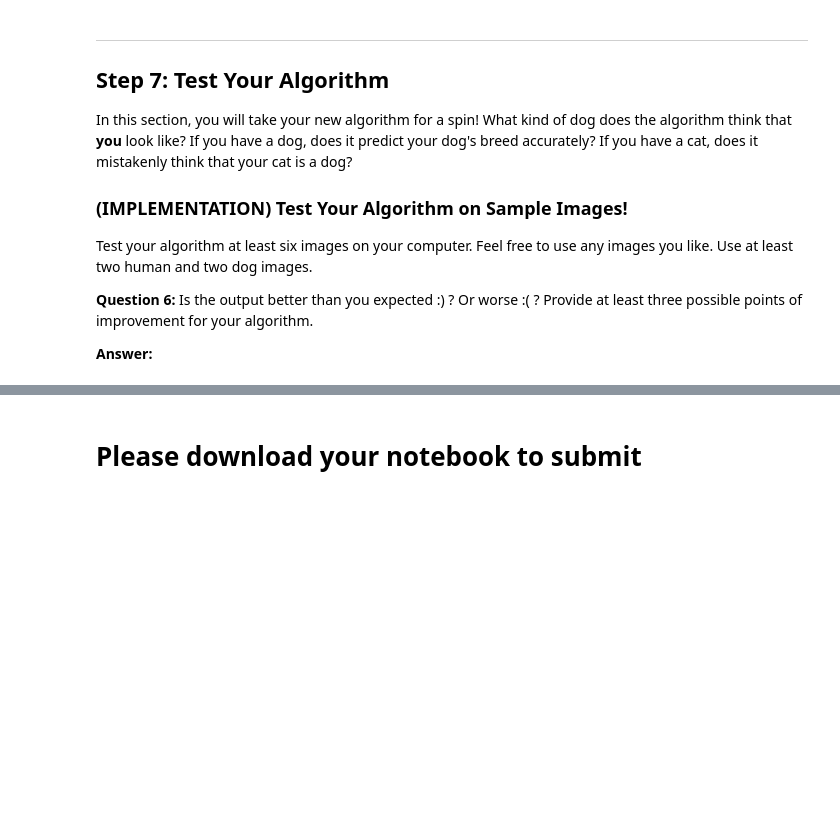
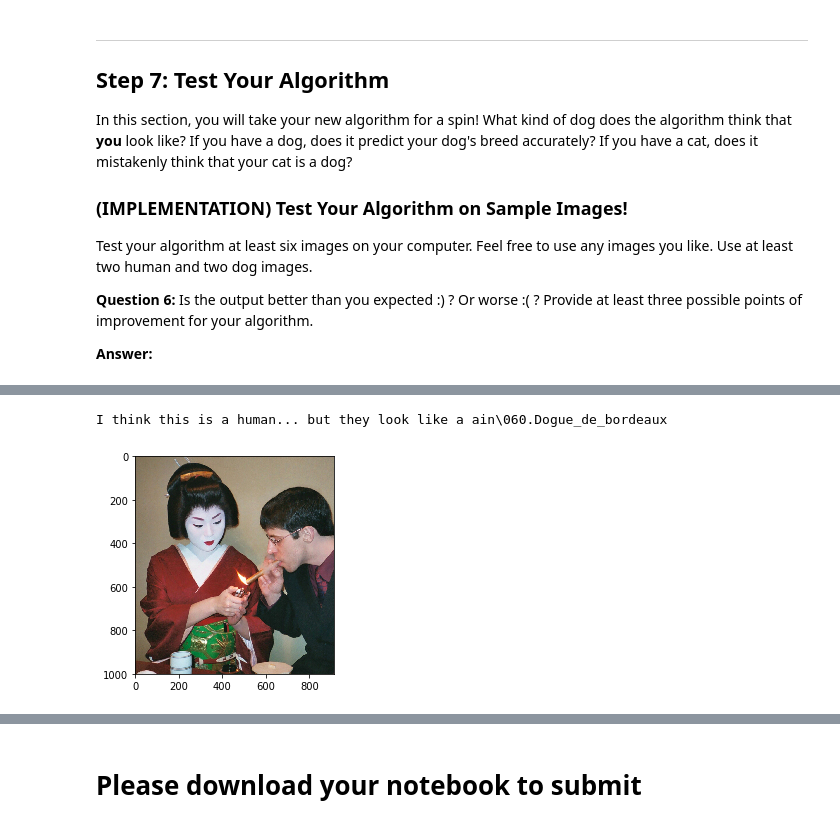
Before and after one commit to yottaawesome/machine-learning, a Jupyter notebook: projects/dog-app/dog_app.ipynb, the cells around one changed output, grey strips where cells are left out. Drawn from its saved outputs; the diff is of its cells as text; code cells hidden in the pictures; blank space fills up the shorter version.

```diff
--- a/projects/dog-app/dog_app.ipynb
+++ b/projects/dog-app/dog_app.ipynb
@@ -769,0 +797,5 @@ __Answer:__
+# %%
+detector(folder + "\\" + "2-kyoto-geisha.jpg")
+# %% [output]
+I think this is a human... but they look like a ain\060.Dogue_de_bordeaux
+[figure, added]
```
Also changed, not shown: parts of 22 cells of this notebook, 10 other files.
